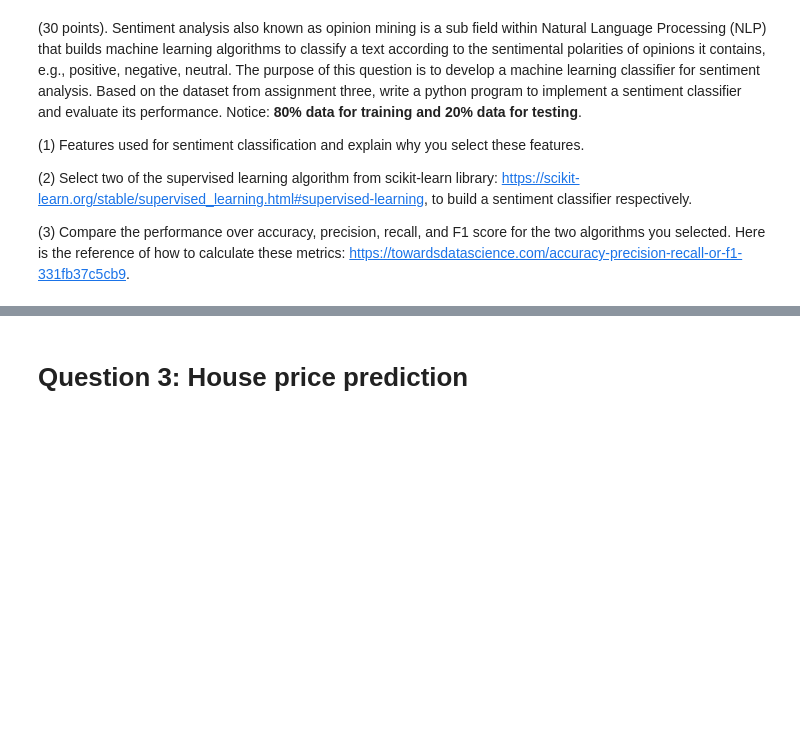
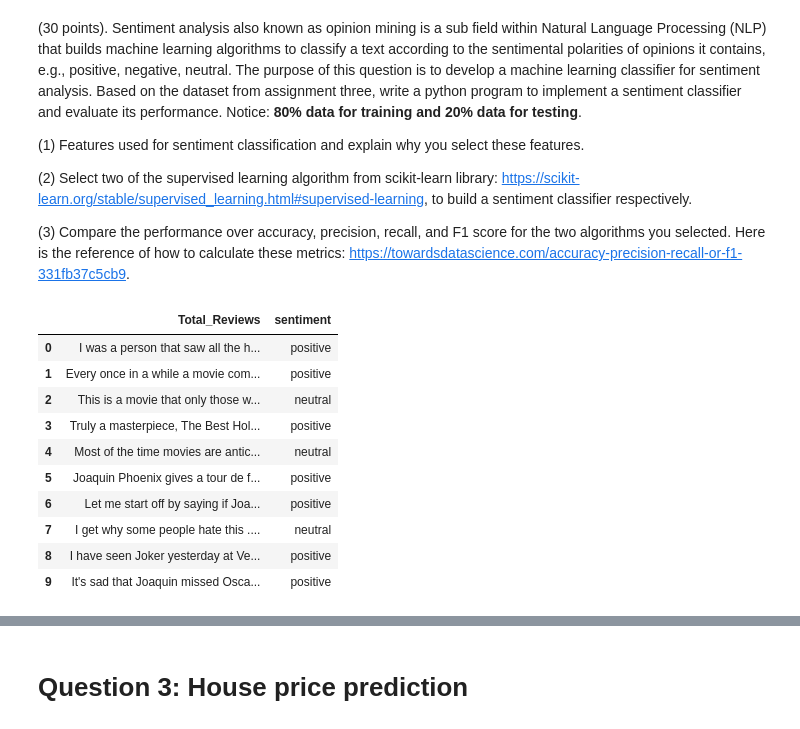
Before and after one commit to RadhavaramHarika/Harika_INFO5731_Spring2020, a Jupyter notebook: Harika_INFO5731_Assignment_Four.ipynb, the cells around one changed output, grey strips where cells are left out. Saved outputs shown, nothing was run; the diff lists cells and outputs as text; code cells hidden in the pictures; blank space fills up the shorter version.

```diff
--- a/Harika_INFO5731_Assignment_Four.ipynb
+++ b/Harika_INFO5731_Assignment_Four.ipynb
@@ -363,0 +374,25 @@ df_dominant_topics
+# %%
+# Write your code here
+import nltk.classify.util
+from nltk.classify import NaiveBayesClassifier
+
+def getReviews(filepath):
+  name = ['Total_Reviews','sentiment']
+  data = panda.read_csv(filepath,usecols = [2,4],names=name,skiprows=1)
+  return data
+
+file_path = "https://raw.githubusercontent.com/RadhavaramHarika/Harika_INFO5731_Spring2020/master/UserReview.csv"
+file_data = getReviews(file_path)
+file_data.head(10)
+# %% [output]
+|  | Total_Reviews | sentiment |
+| 0 | I was a person that saw all the h... | positive |
+| 1 | Every once in a while a movie com... | positive |
+| 2 | This is a movie that only those w... | neutral |
+| 3 | Truly a masterpiece, The Best Hol... | positive |
+| 4 | Most of the time movies are antic... | neutral |
+| 5 | Joaquin Phoenix gives a tour de f... | positive |
+| 6 | Let me start off by saying if Joa... | positive |
+| 7 | I get why some people hate this .... | neutral |
+| 8 | I have seen Joker yesterday at Ve... | positive |
+| 9 | It's sad that Joaquin missed Osca... | positive |
```
Also changed, not shown: parts of 21 cells of this notebook.
